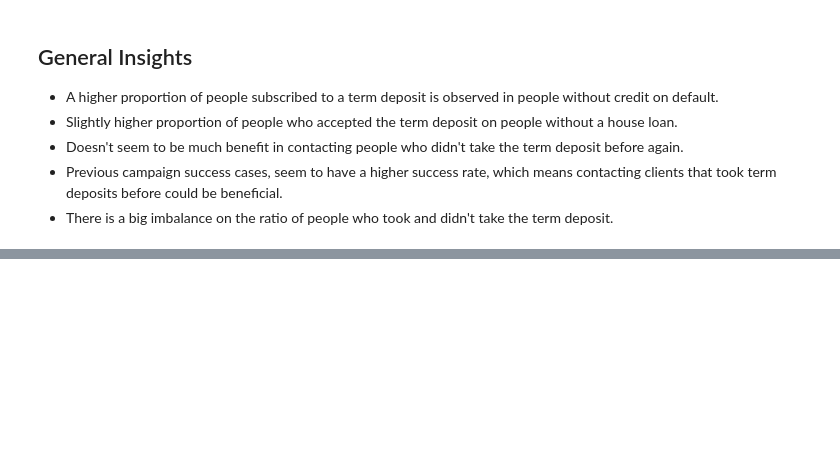
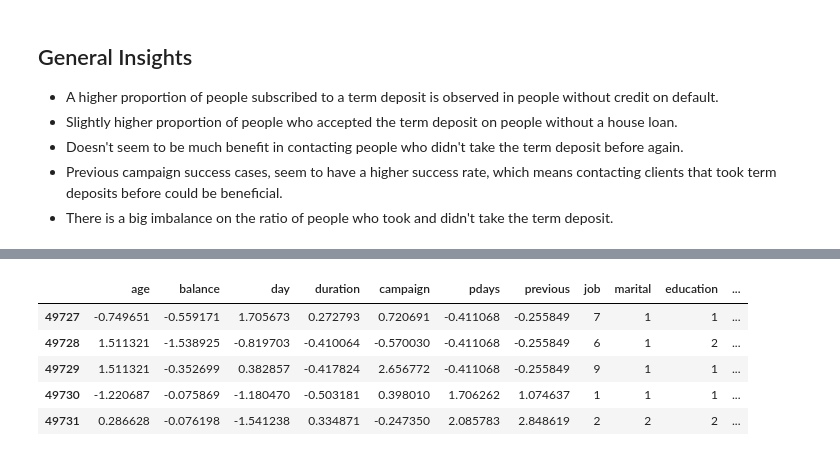
Before and after one commit to Luciano-C/Term-Deposit-Django-ML, a Jupyter notebook: Term_Deposit_Prediction.ipynb, the cells around one changed output, grey strips where cells are left out. Saved outputs shown, nothing was run; the diff lists cells and outputs as text; code cells hidden in the pictures; blank space fills up the shorter version.

```diff
--- a/Term_Deposit_Prediction.ipynb
+++ b/Term_Deposit_Prediction.ipynb
@@ -380,0 +544,9 @@ Name: y, dtype: int64
+# %%
+marketing_data_preprocessed.tail()
+# %% [output]
+|  | age | balance | day | duration | campaign | pdays | previous | job | marital | education | ... |
+| 49727 | -0.749651 | -0.559171 | 1.705673 | 0.272793 | 0.720691 | -0.411068 | -0.255849 | 7 | 1 | 1 | ... |
+| 49728 | 1.511321 | -1.538925 | -0.819703 | -0.410064 | -0.570030 | -0.411068 | -0.255849 | 6 | 1 | 2 | ... |
+| 49729 | 1.511321 | -0.352699 | 0.382857 | -0.417824 | 2.656772 | -0.411068 | -0.255849 | 9 | 1 | 1 | ... |
+| 49730 | -1.220687 | -0.075869 | -1.180470 | -0.503181 | 0.398010 | 1.706262 | 1.074637 | 1 | 1 | 1 | ... |
+| 49731 | 0.286628 | -0.076198 | -1.541238 | 0.334871 | -0.247350 | 2.085783 | 2.848619 | 2 | 2 | 2 | ... |
```
Also changed, not shown: parts of 34 cells of this notebook, 1 other file.
